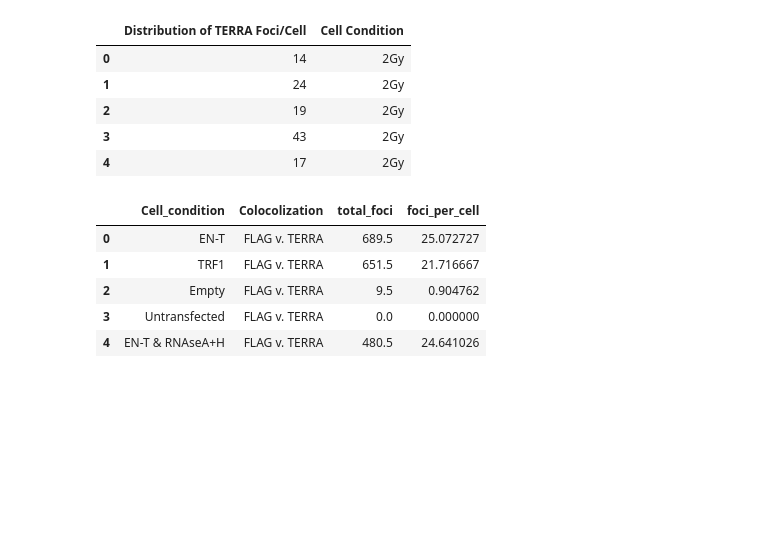
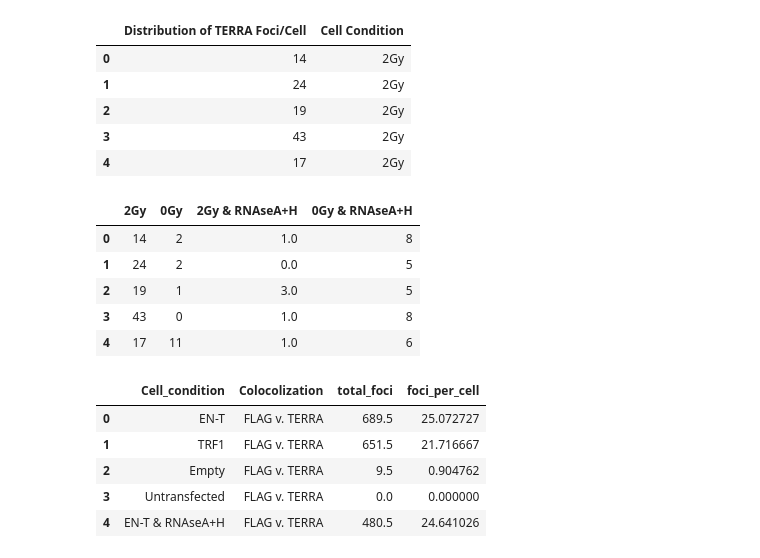
Before and after one commit to aidan-lew/TERRA_DSB, a Jupyter notebook: refined_terra_dsb.ipynb, the cells around one changed output. Cells and saved outputs as stored; diff of their text form; code cells hidden in the pictures; blank space fills up the shorter version.

```diff
--- a/refined_terra_dsb.ipynb
+++ b/refined_terra_dsb.ipynb
@@ -63,6 +64,28 @@ global_df.head()
 | 2 | 19 | 2Gy |
 | 3 | 43 | 2Gy |
 | 4 | 17 | 2Gy |
+# %%
+### REMEBER TO SAVE AS CSV FOR GITHUB ###
+
+#Data for Global DSB analyis
+global_pivot_df = pd.read_excel('../Documents/global_DSB_TERRA.xlsx',
+                    sheet_name=0,
+                    skiprows = 0,
+                    #usecols = ['Distribution of TERRA Foci/Cell', 'Cell Condition']
+                              )
+
+global_pivot_df.set_index(['2Gy'])
+global_pivot_df.dropna(axis=0, inplace=True)
+
+#global_pivot_df.columns
+global_pivot_df.head()
+# %% [output]
+|  | 2Gy | 0Gy | 2Gy & RNAseA+H | 0Gy & RNAseA+H |
+| 0 | 14 | 2 | 1.0 | 8 |
+| 1 | 24 | 2 | 0.0 | 5 |
+| 2 | 19 | 1 | 3.0 | 5 |
+| 3 | 43 | 0 | 1.0 | 8 |
+| 4 | 17 | 11 | 1.0 | 6 |
 # %%
 #Data for telo DSB analyis
 telo_df = pd.read_excel('../Documents/telomere_DSB_TERRA.xlsx',
```
Also changed, not shown: parts of 14 cells of this notebook.
